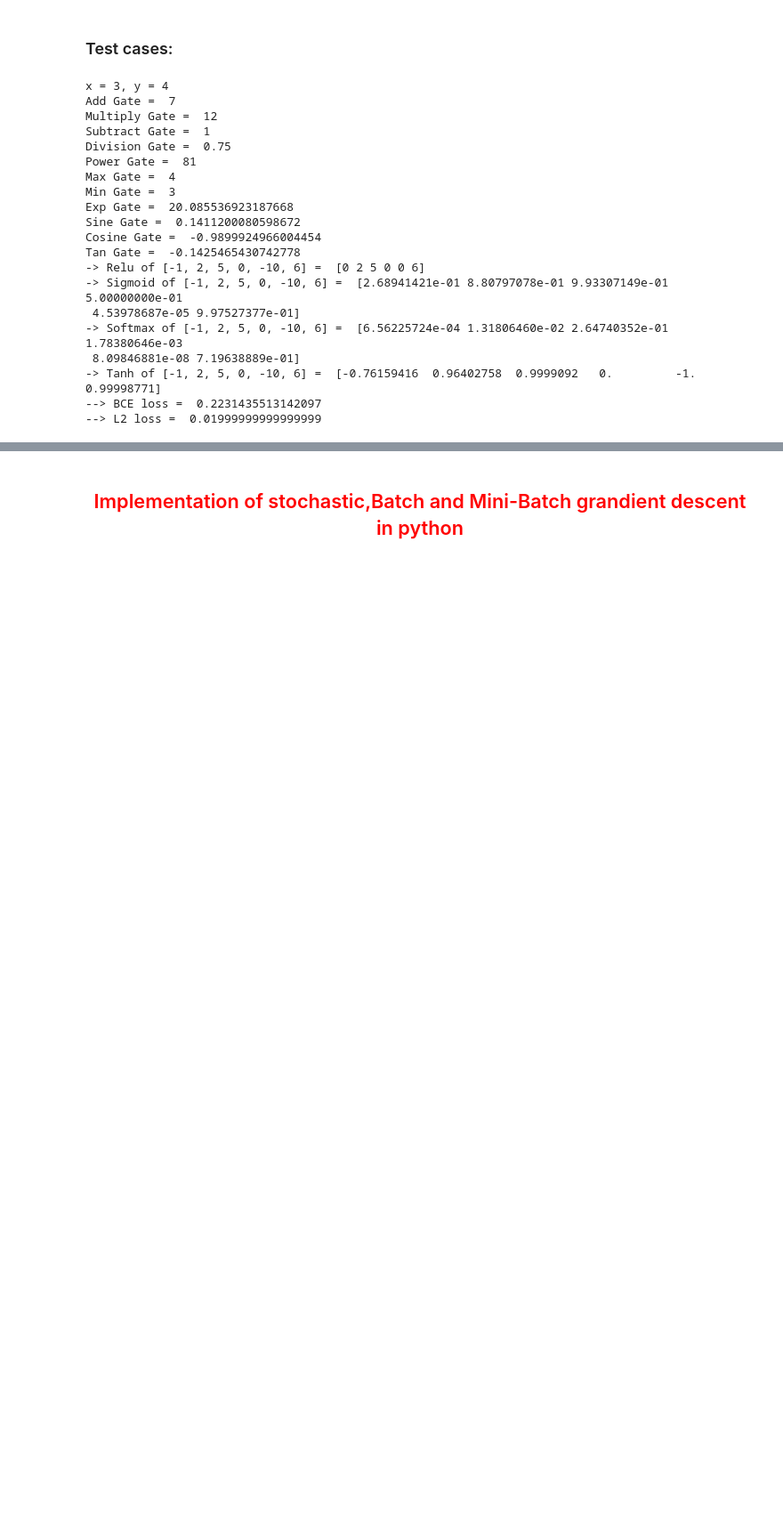
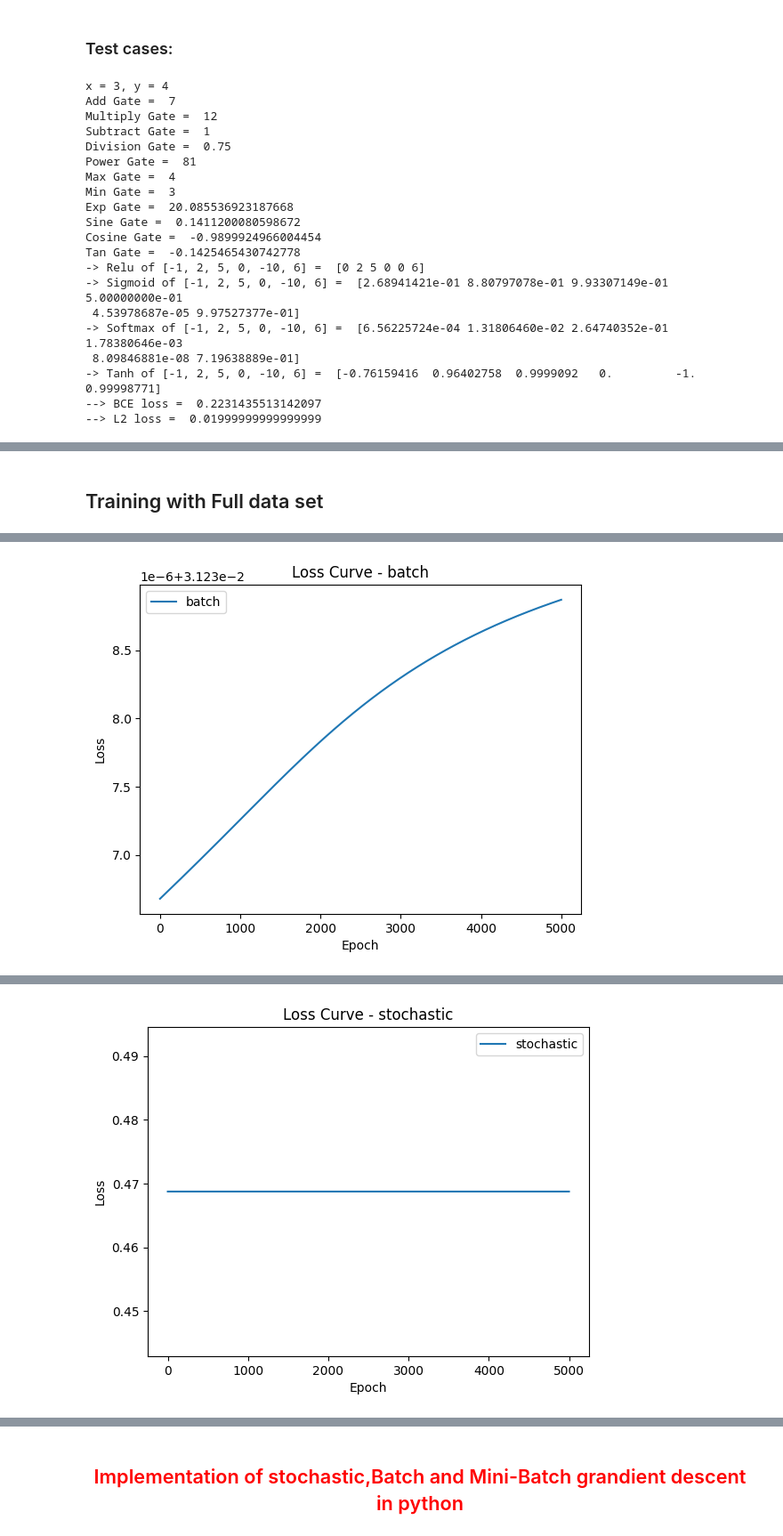
Before and after one commit to Mazen-Gaber/NN-from-scratch, a Jupyter notebook: Neural_Network.ipynb, the cells around one changed output, grey strips where cells are left out. Shown at 89% size. Drawn from its saved outputs; the diff is of its cells as text; code cells hidden in the pictures; blank space fills up the shorter version.

```diff
--- a/Neural_Network.ipynb
+++ b/Neural_Network.ipynb
@@ -281,0 +501,74 @@ Tan Gate =  -0.1425465430742778
+# %% [markdown]
+## Training with Full data set
+# %%
+import pandas as pd
+from sklearn.model_selection import train_test_split
+from sklearn.preprocessing import StandardScaler, LabelEncoder
+import matplotlib.pyplot as plt
+import numpy as np
+
+# Load your CSV data
+data = pd.read_csv("Fifa22.csv", encoding='utf-8')
+
+# Handle missing values (if any)
+data = data.dropna()
+
+# Encode categorical variables
+label_encoder = LabelEncoder()
+data['Position'] = label_encoder.fit_transform(data['Position'])
+
+# Split the dataset into features (X) and target labels (Y)
+X = data.drop(['Position', 'Nombre'], axis=1).values.T
+Y = data['Position'].values
+player_names = data['Nombre'].values
+
+# Standardize the features (optional but often recommended for neural networks)
+scaler = StandardScaler()
+X = scaler.fit_transform(X)
+
+# One-hot encode the target labels
+num_classes = len(label_encoder.classes_)
+Y_one_hot = np.eye(num_classes)[Y]
+
+Y = Y.astype(int)  # Convert target labels to integers
+# Example usage with softmax activation, L2 loss, and L1 regularization
+layers_dim = [X.shape[0], 128, num_classes]  # Adjust num_classes based on your number of positions
+print(len(layers_dim))
+activation_func = ["tanh","relu","softmax"]
+loss = l2_loss()
+
+model = Model(layers_dim, activation_func, loss)
+
+# Train and print predicted positions for each method
+model.train(X, Y_one_hot.T, player_names, num_epochs=5000, learning_rate=0.01,
+            gradient_descent_method='batch', batch_size=None,
+            dropout_prob=None, l1_lambda=0.01, early_stopping=False, validation_data=None, patience=10)
+
+model.train(X, Y_one_hot.T, player_names, num_epochs=5000, learning_rate=0.01,
+            gradient_descent_method='stochastic', batch_size=None,
+            dropout_prob=None, l1_lambda=0.01, early_stopping=False, validation_data=None, patience=10)
+
+# Initialize losses list outside the loop
+losses = []
+
+model.train(X, Y_one_hot.T, player_names, num_epochs=5000, learning_rate=0.01,
+            gradient_descent_method='mini_batch', batch_size=64,
+            dropout_prob=None, l1_lambda=0.01, early_stopping=False, validation_data=None, patience=10)
+
+# Extracting actual labels from one-hot encoded matrix
+actual_labels = np.argmax(Y_one_hot.T, axis=0)
+
+# Use the label_encoder to transform the labels back to the original positions
+actual_positions = label_encoder.inverse_transform(actual_labels)
+predicted_labels = np.argmax(model.predict(X), axis=0)
+
+# Use the label_encoder to transform the predicted labels back to the original positions
+predicted_positions = label_encoder.inverse_transform(predicted_labels)
+
+# Print the predicted positions
+print(f"Predicted Labels: {predicted_positions}")
+
+# Print player names along with actual and predicted positions
+for i in range(len(player_names)):
+    print(f"Name: {player_names[i]}, Actual Position: {actual_positions[i]}, Predicted Position: {predicted_positions[i]}")
+# %% [output]
@@ -281,0 +592 @@ Tan Gate =  -0.1425465430742778
+[figure, added]
@@ -281,0 +610 @@ Tan Gate =  -0.1425465430742778
+[figure, added]
```
Also changed, not shown: parts of 11 cells of this notebook.
